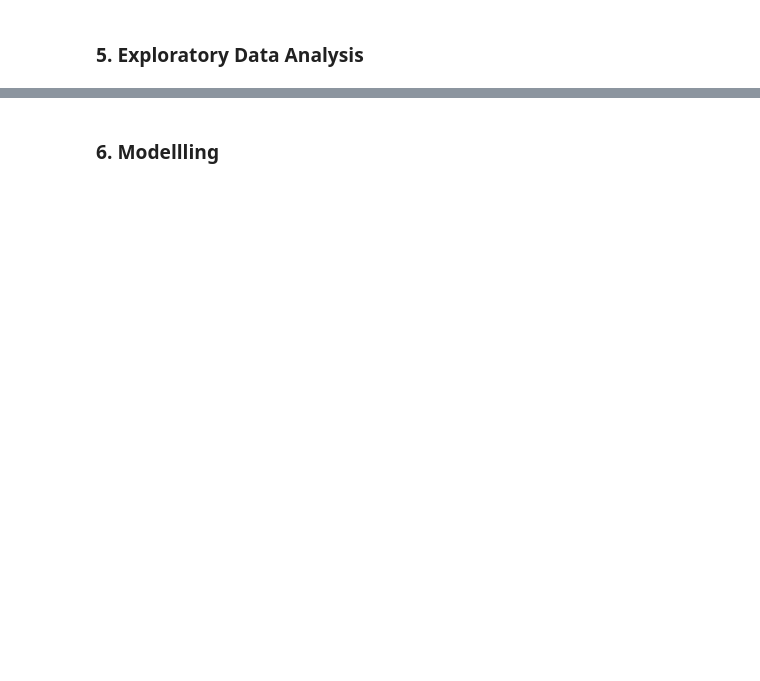
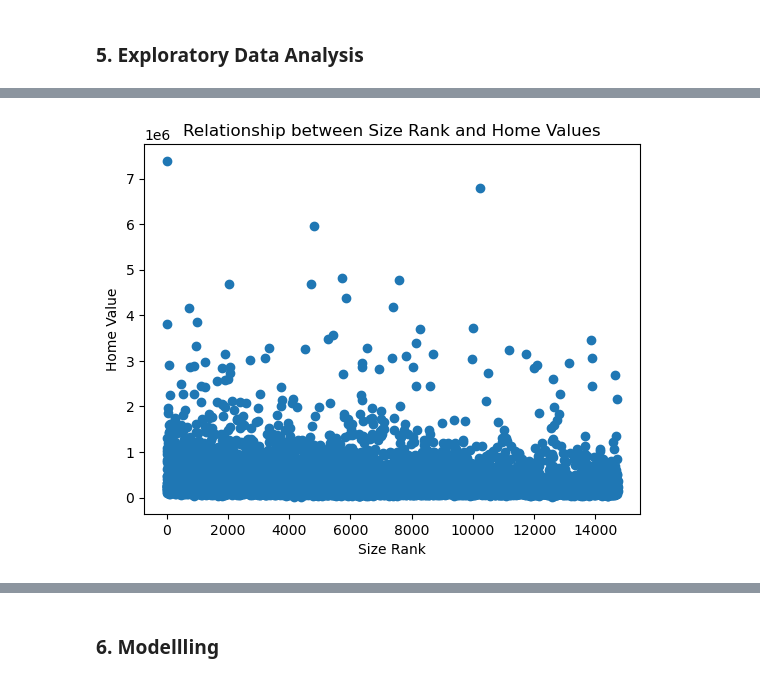
Before and after one commit to frank015940/Alchemy-of-Real-Estate-Value, a Jupyter notebook: Untitled-1.ipynb, the cells around one changed output, grey strips where cells are left out. Saved outputs shown, nothing was run; the diff lists cells and outputs as text; code cells hidden in the pictures; blank space fills up the shorter version.

```diff
--- a/Untitled-1.ipynb
+++ b/Untitled-1.ipynb
@@ -250,3 +211,12 @@ plt.show()
+# %%
+# Assuming '2018-04' is a column representing home values at a certain time point
+plt.scatter(df['SizeRank'], df['2018-04'])
+plt.title('Relationship between Size Rank and Home Values')
+plt.xlabel('Size Rank')
+plt.ylabel('Home Value')
+plt.show()
+# %% [output]
+[figure, added]
 # %%
 # Calculate 4-year ROI for each zip code
 df['4_yr_ROI'] = (df['2018-04'] - df['2014-07']) / df['2014-07']
```
Also changed, not shown: parts of 43 cells of this notebook.
